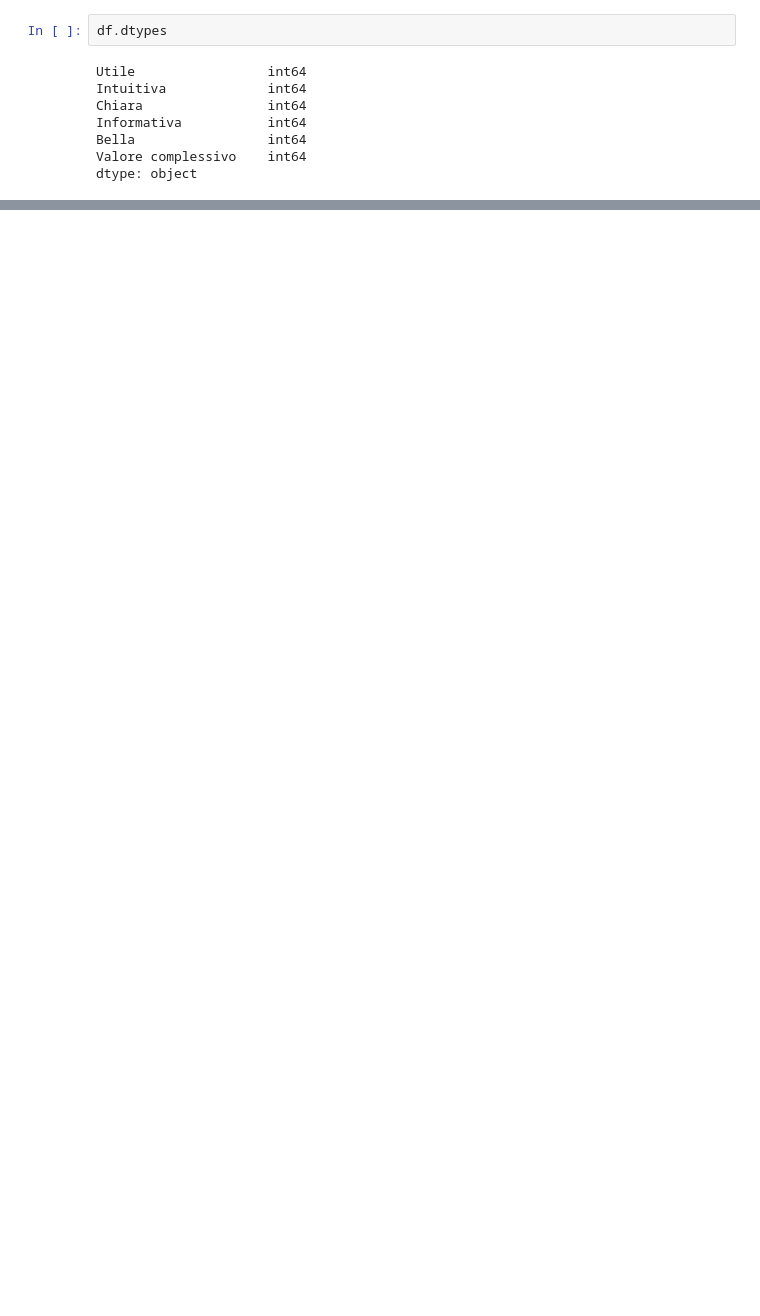
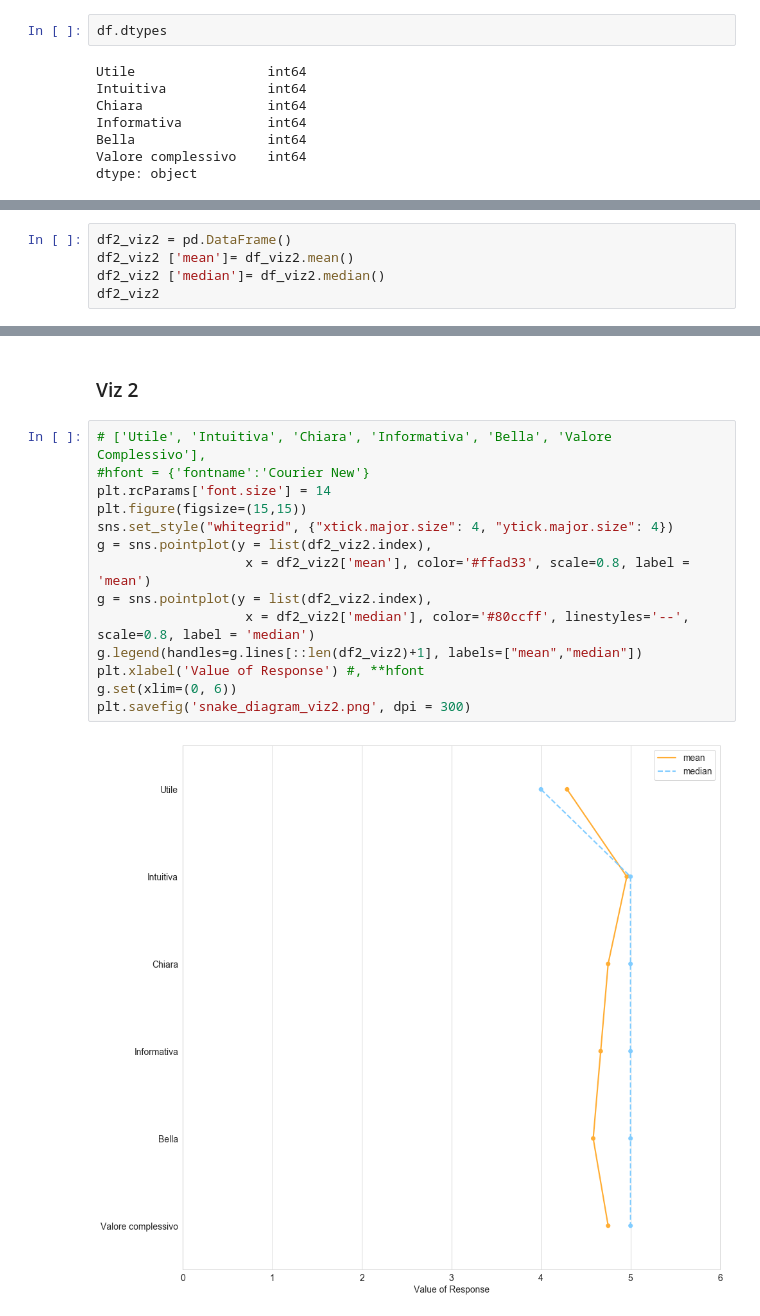
Before and after one commit to DBertazioli/ARmeetup, a Jupyter notebook: Visualizations/survey/snake diagram.ipynb, the cells around one changed output, grey strips where cells are left out. Drawn from its saved outputs; the diff is of its cells as text; blank space fills up the shorter version.

```diff
--- a/Visualizations/survey/snake diagram.ipynb
+++ b/Visualizations/survey/snake diagram.ipynb
@@ -62,0 +70,5 @@ list(df2.columns)
+# %%
+df2_viz2 = pd.DataFrame()
+df2_viz2 ['mean']= df_viz2.mean()
+df2_viz2 ['median']= df_viz2.median()
+df2_viz2
@@ -78,0 +103,18 @@ plt.savefig('snake_diagram_viz1.png', dpi = 800)
+# %% [markdown]
+### Viz 2
+# %%
+# ['Utile', 'Intuitiva', 'Chiara', 'Informativa', 'Bella', 'Valore Complessivo'],
+#hfont = {'fontname':'Courier New'}
+plt.rcParams['font.size'] = 14
+plt.figure(figsize=(15,15))
+sns.set_style("whitegrid", {"xtick.major.size": 4, "ytick.major.size": 4})
+g = sns.pointplot(y = list(df2_viz2.index),
+                   x = df2_viz2['mean'], color='#ffad33', scale=0.8, label = 'mean')
+g = sns.pointplot(y = list(df2_viz2.index),
+                   x = df2_viz2['median'], color='#80ccff', linestyles='--', scale=0.8, label = 'median')
+g.legend(handles=g.lines[::len(df2_viz2)+1], labels=["mean","median"])
+plt.xlabel('Value of Response') #, **hfont
+g.set(xlim=(0, 6))
+plt.savefig('snake_diagram_viz2.png', dpi = 300)
+# %% [output]
+[figure, added]
```
Also changed, not shown: parts of 18 cells of this notebook, 2 other files.
